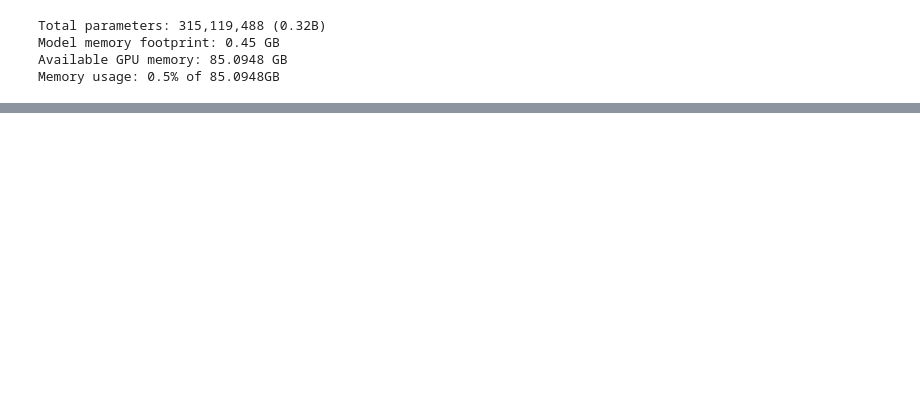
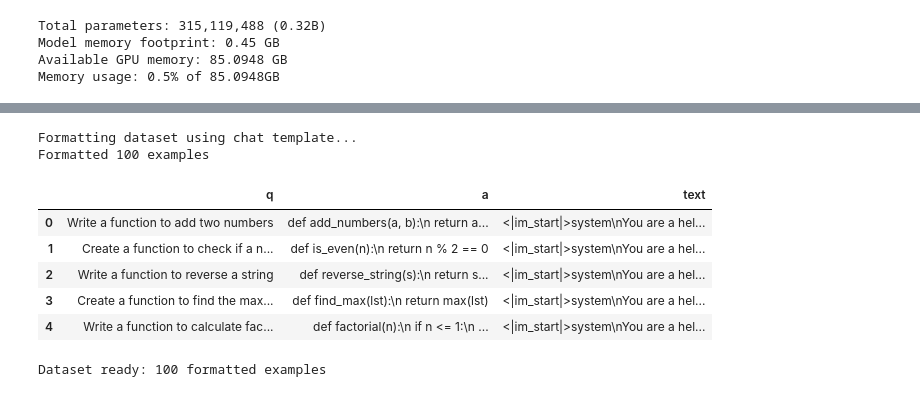
Before and after one commit to Adnan525/LLM_FineTuning, a Jupyter notebook: Finetuning.ipynb, the cells around one changed output, grey strips where cells are left out. Saved outputs shown, nothing was run; the diff lists cells and outputs as text; code cells hidden in the pictures; blank space fills up the shorter version.

```diff
--- a/Finetuning.ipynb
+++ b/Finetuning.ipynb
@@ -151,7 +160,8 @@ Dataset loaded successfully!
 # %%
 print_title(4, "Tokenizer Loading")
 
-model_name = "./qwen"
+model_name = "Qwen/Qwen2.5-0.5B"
+# model_name = "./qwen" # offline
 # Load tokenizer
 tokenizer = AutoTokenizer.from_pretrained(
     model_name,
@@ -402,0 +459,16 @@ Answer: def sum_list(lst):
+# %%
+# Automatic, industry standard, portable, flexible
+def format_with_chat_template(question: str, answer: str, tokenize: bool = False, add_generation_prompt: bool = False) -> str:
+    messages = [
+        {"role": "system", "content": "You are a helpful Python coding assistant."},
+        {"role": "user", "content": question},
+        {"role": "assistant", "content": answer}
+    ]
+
+    formatted = tokenizer.apply_chat_template(
+        messages,
+        tokenize = tokenize, # Return string, not token IDs
+        add_generation_prompt = add_generation_prompt # Don't add generation prompt
+    )
+
+    return formatted
@@ -402,0 +499,25 @@ Answer: def sum_list(lst):
+# %%
+# Format the dataset
+print("\nFormatting dataset using chat template...")
+df['text'] = df.apply(lambda row: format_with_chat_template(row['q'], row['a']), axis=1)
+
+print(f"Formatted {len(df)} examples")
+# %% [output]
+Formatting dataset using chat template...
+Formatted 100 examples
+# %%
+df.head()
+# %% [output]
+|  | q | a | text |
+| 0 | Write a function to add two numbers | def add_numbers(a, b):\n return a... | <|im_start|>system\nYou are a hel... |
+| 1 | Create a function to check if a n... | def is_even(n):\n return n % 2 == 0 | <|im_start|>system\nYou are a hel... |
+| 2 | Write a function to reverse a string | def reverse_string(s):\n return s... | <|im_start|>system\nYou are a hel... |
+| 3 | Create a function to find the max... | def find_max(lst):\n return max(lst) | <|im_start|>system\nYou are a hel... |
+| 4 | Write a function to calculate fac... | def factorial(n):\n if n <= 1:\n ... | <|im_start|>system\nYou are a hel... |
+# %%
+# Convert to HuggingFace Dataset
+dataset = Dataset.from_pandas(df[['text']])
+
+print(f"\nDataset ready: {len(dataset)} formatted examples")
+# %% [output]
+Dataset ready: 100 formatted examples
```
Also changed, not shown: parts of 22 cells of this notebook, 3 other files.
